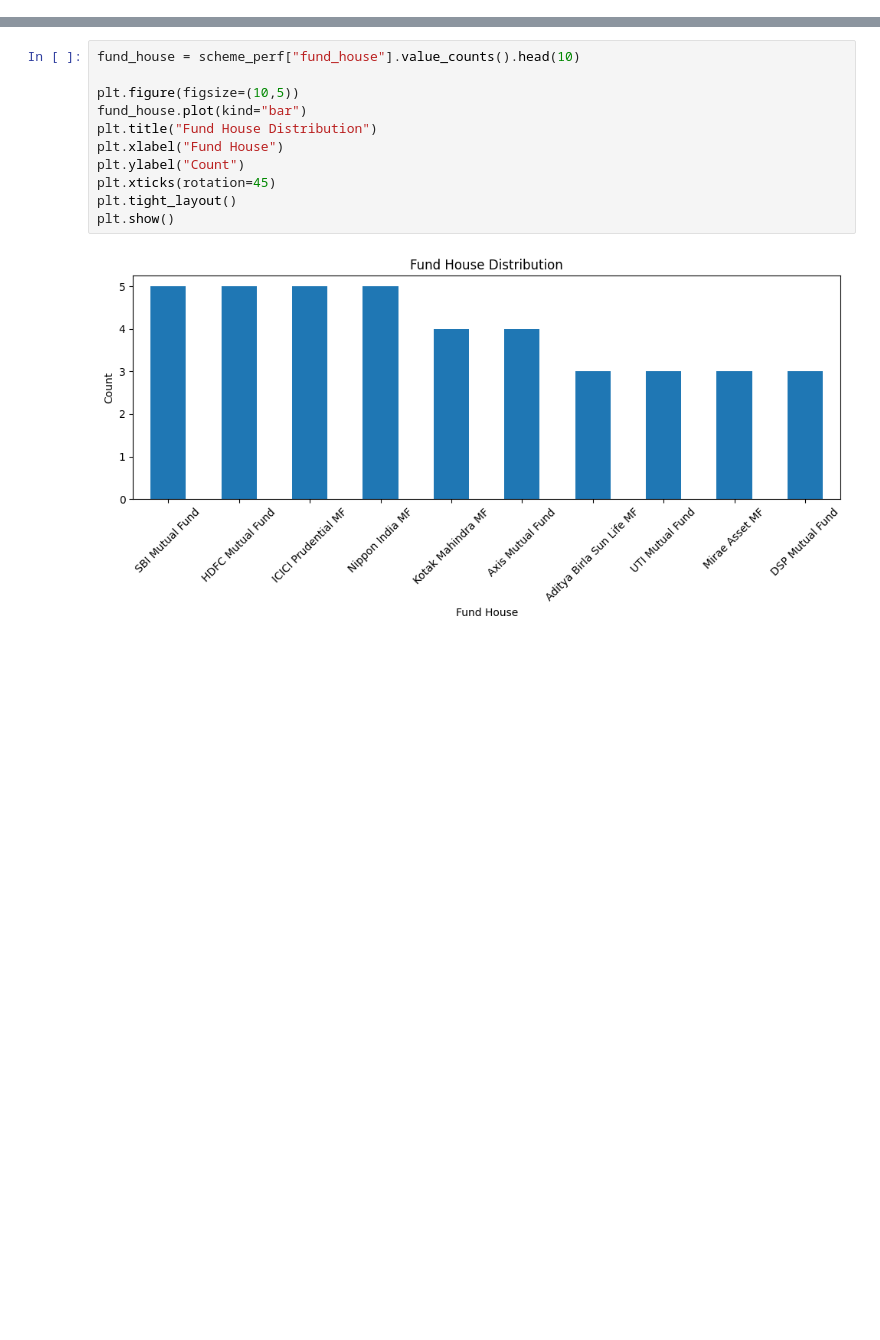
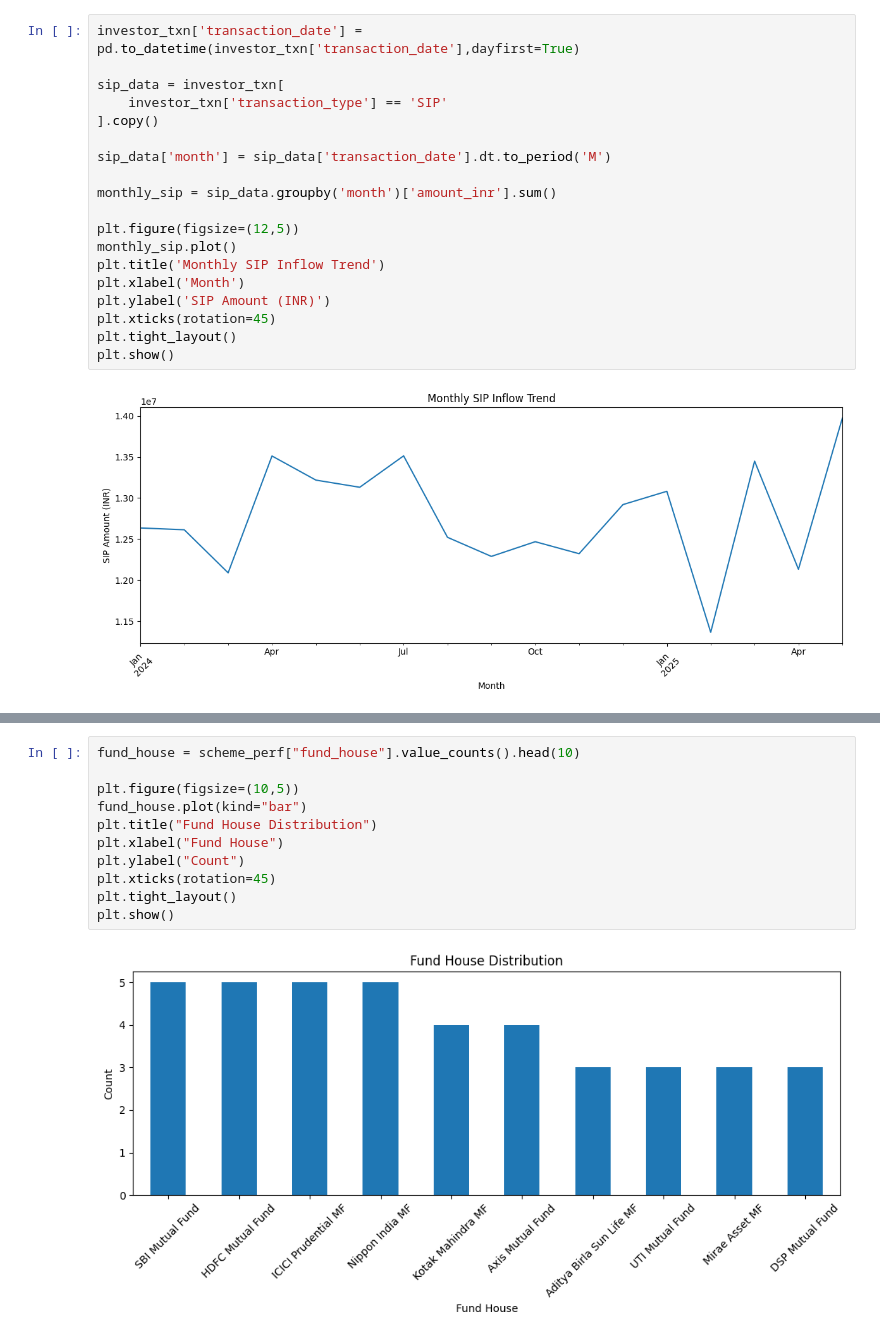
Before and after one commit to varunsaibanda/Mutual_Fund_Capstone, a Jupyter notebook: notebooks/03_EDA_Analysis.ipynb, the cells around one changed output, grey strips where cells are left out. Drawn from its saved outputs; the diff is of its cells as text; blank space fills up the shorter version.

```diff
--- a/notebooks/03_EDA_Analysis.ipynb
+++ b/notebooks/03_EDA_Analysis.ipynb
@@ -0,0 +50,21 @@
+# %%
+investor_txn['transaction_date'] = pd.to_datetime(investor_txn['transaction_date'],dayfirst=True)
+
+sip_data = investor_txn[
+    investor_txn['transaction_type'] == 'SIP'
+].copy()
+
+sip_data['month'] = sip_data['transaction_date'].dt.to_period('M')
+
+monthly_sip = sip_data.groupby('month')['amount_inr'].sum()
+
+plt.figure(figsize=(12,5))
+monthly_sip.plot()
+plt.title('Monthly SIP Inflow Trend')
+plt.xlabel('Month')
+plt.ylabel('SIP Amount (INR)')
+plt.xticks(rotation=45)
+plt.tight_layout()
+plt.show()
+# %% [output]
+[figure, added]
```
Also changed, not shown: parts of 16 cells of this notebook, 22 other files.
